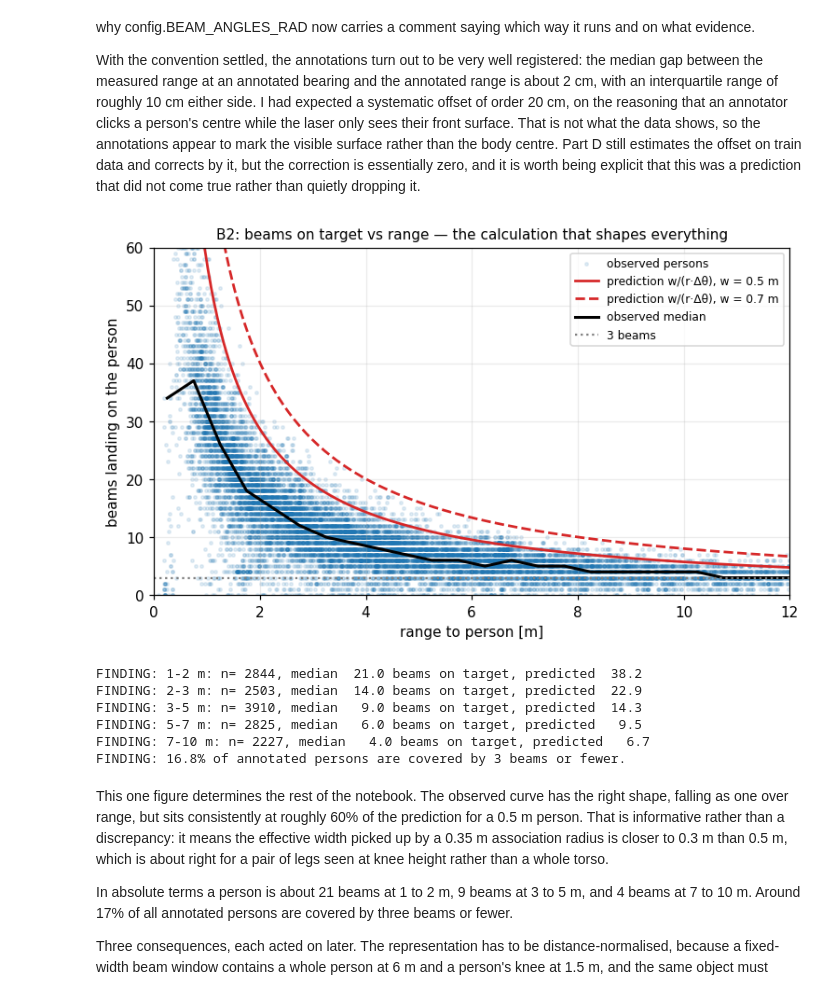
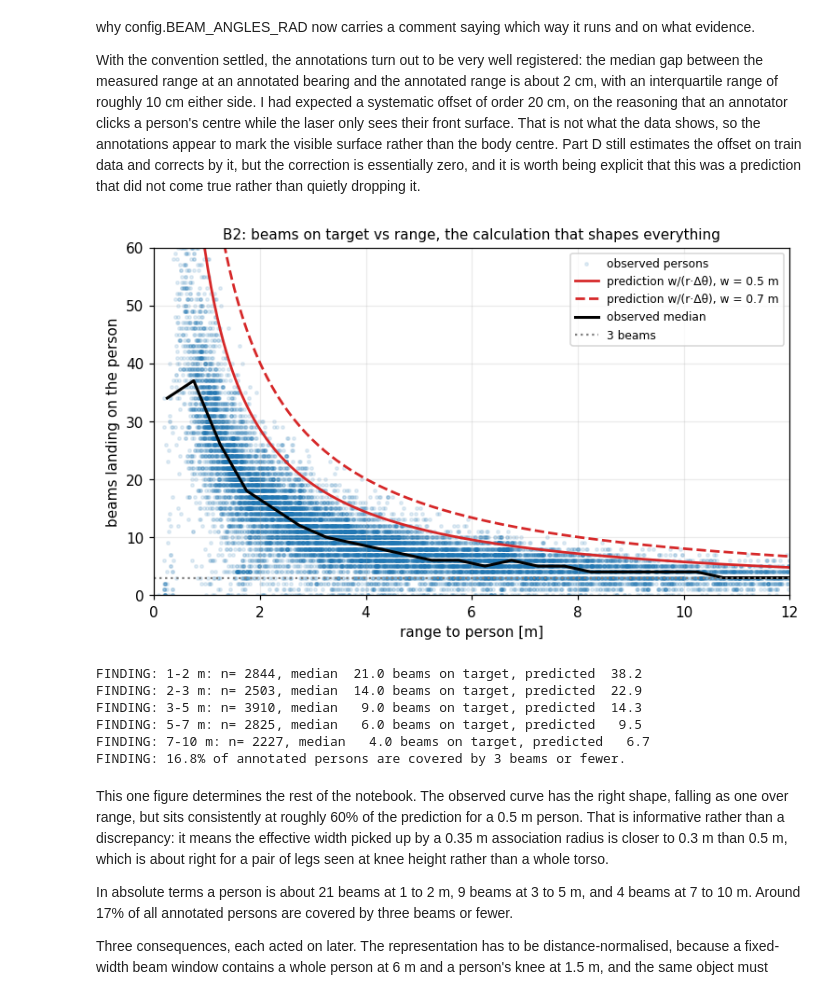
Before and after one commit to Raspberry-11/Assignment, a Jupyter notebook: notebook.ipynb, the cells around one changed output. Drawn from its saved outputs; the diff is of its cells as text; code cells hidden in the pictures.

```diff
--- a/notebook.ipynb
+++ b/notebook.ipynb
@@ -838,35 +837,35 @@ for split in ("train", "val", "test"):
         if not len(objs):
             continue
         bx, by = L.scan_to_cartesian(fs.R[i])
         for r, phi in objs:
             ox, oy = L.polar_to_cartesian(r, phi)
             on = (np.hypot(bx - ox, by - oy) <= config.PERSON_RADIUS_M) & fs.valid[i]
             rows.append({"split": split, "r": float(r), "beams_on": int(on.sum())})
 bo = pd.DataFrame(rows)
 
 fig, ax = plt.subplots(figsize=(8, 4.4))
 ax.scatter(bo["r"], bo["beams_on"], s=5, alpha=0.12, c="tab:blue", label="observed persons")
 rr = np.linspace(0.5, 12, 200)
 for w, ls in ((0.5, "-"), (0.7, "--")):
     ax.plot(rr, L.expected_beams_on_object(w, rr), ls, c="tab:red", lw=1.8,
             label=f"prediction w/(r·Δθ), w = {w} m")
 med = bo.groupby(pd.cut(bo["r"], np.arange(0, 13, 0.5)), observed=True)["beams_on"].median()
 ax.plot([iv.mid for iv in med.index], med.values, c="k", lw=2, label="observed median")
 ax.axhline(3, c="tab:grey", ls=":", label="3 beams")
 ax.set_xlim(0, 12); ax.set_ylim(0, 60); ax.set_xlabel("range to person [m]")
 ax.set_ylabel("beams landing on the person")
-ax.set_title("B2: beams on target vs range — the calculation that shapes everything", fontsize=10)
+ax.set_title("B2: beams on target vs range, the calculation that shapes everything", fontsize=10)
 ax.legend(fontsize=8); V.savefig(fig, "b2_beams_on_object"); plt.show()
 
 for band in [(1,2),(2,3),(3,5),(5,7),(7,10)]:
     sel = bo[(bo["r"] >= band[0]) & (bo["r"] < band[1])]
     if len(sel):
         print(f"FINDING: {band[0]}-{band[1]} m: n={len(sel):5d}, median {sel['beams_on'].median():5.1f} "
               f"beams on target, predicted {L.expected_beams_on_object(0.5, np.mean(band)):5.1f}")
 print(f"FINDING: {(bo['beams_on'] <= 3).mean()*100:.1f}% of annotated persons are covered by "
       f"3 beams or fewer.")
 # %% [output]
-[figure, old version]
+[figure, new version]
 FINDING: 1-2 m: n= 2844, median  21.0 beams on target, predicted  38.2
 FINDING: 2-3 m: n= 2503, median  14.0 beams on target, predicted  22.9
 FINDING: 3-5 m: n= 3910, median   9.0 beams on target, predicted  14.3
```
Also changed, not shown: parts of 27 cells of this notebook, 28 other files.
